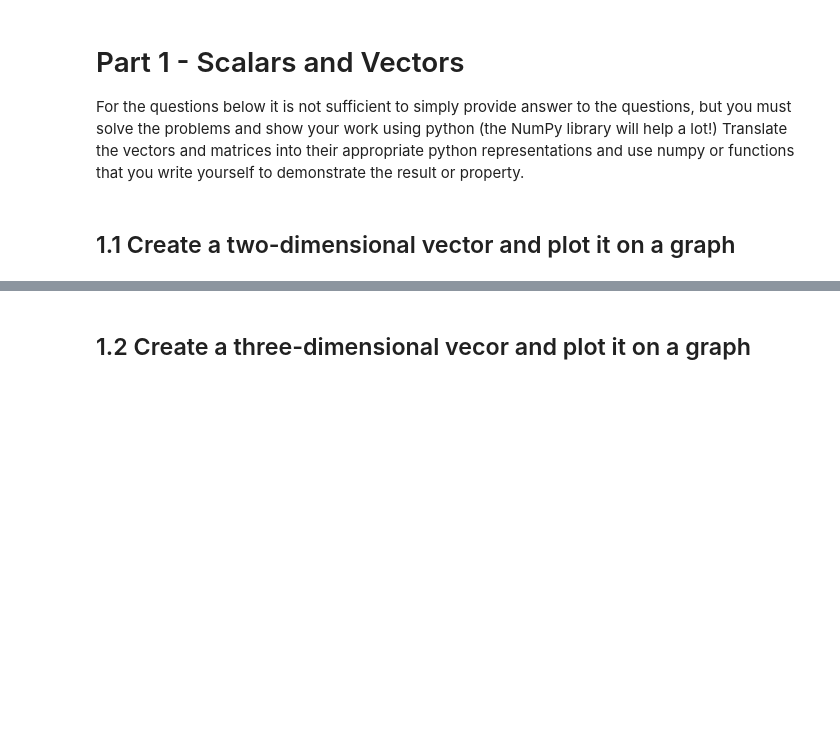
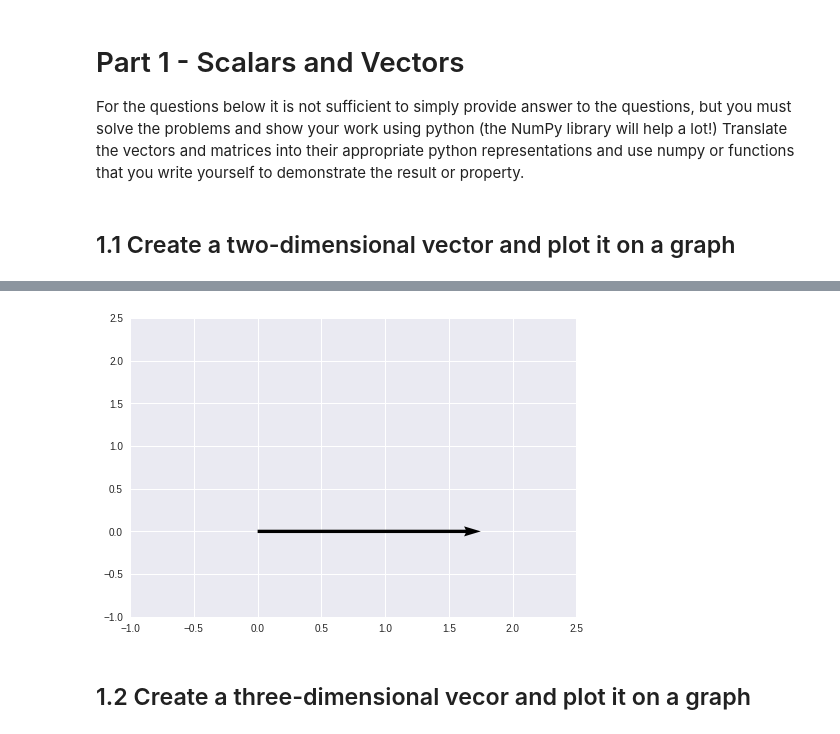
Before and after one commit to bloominstituteoftechnology/DS-Unit-1-Sprint-4-Linear-Algebra, a Jupyter notebook: module1-linear-algebra-review/Linear_Algebra_Assignment.ipynb, the cells around one changed output, grey strips where cells are left out. Drawn from its saved outputs; the diff is of its cells as text; code cells hidden in the pictures; blank space fills up the shorter version.

```diff
--- a/module1-linear-algebra-review/Linear_Algebra_Assignment.ipynb
+++ b/module1-linear-algebra-review/Linear_Algebra_Assignment.ipynb
@@ -7,2 +46,16 @@ For the questions below it is not sufficient to simply provide answer to the que
+# %%
+import matplotlib.pyplot as plt
+import numpy as np
+fig = plt.figure()
+ax = fig.add_subplot(111)
+a = [1,2]
+ax.quiver([0],[0],[0],[a[0]],[a[1]],[0], scale=4)
+ax.set_xlim([-1, 2.5])
+ax.set_ylim([-1, 2.5])
+# plt.xticks(np.arange(-1,4), ('-1', '0', '1', '2','3'))
+# plt.yticks(np.arange(-1,4), ('-1', '0', '1', '2','3'))
+plt.show()
+# %% [output]
+[figure, added]
 # %% [markdown]
 ## 1.2 Create a three-dimensional vecor and plot it on a graph
```
Also changed, not shown: parts of 7 cells of this notebook.
